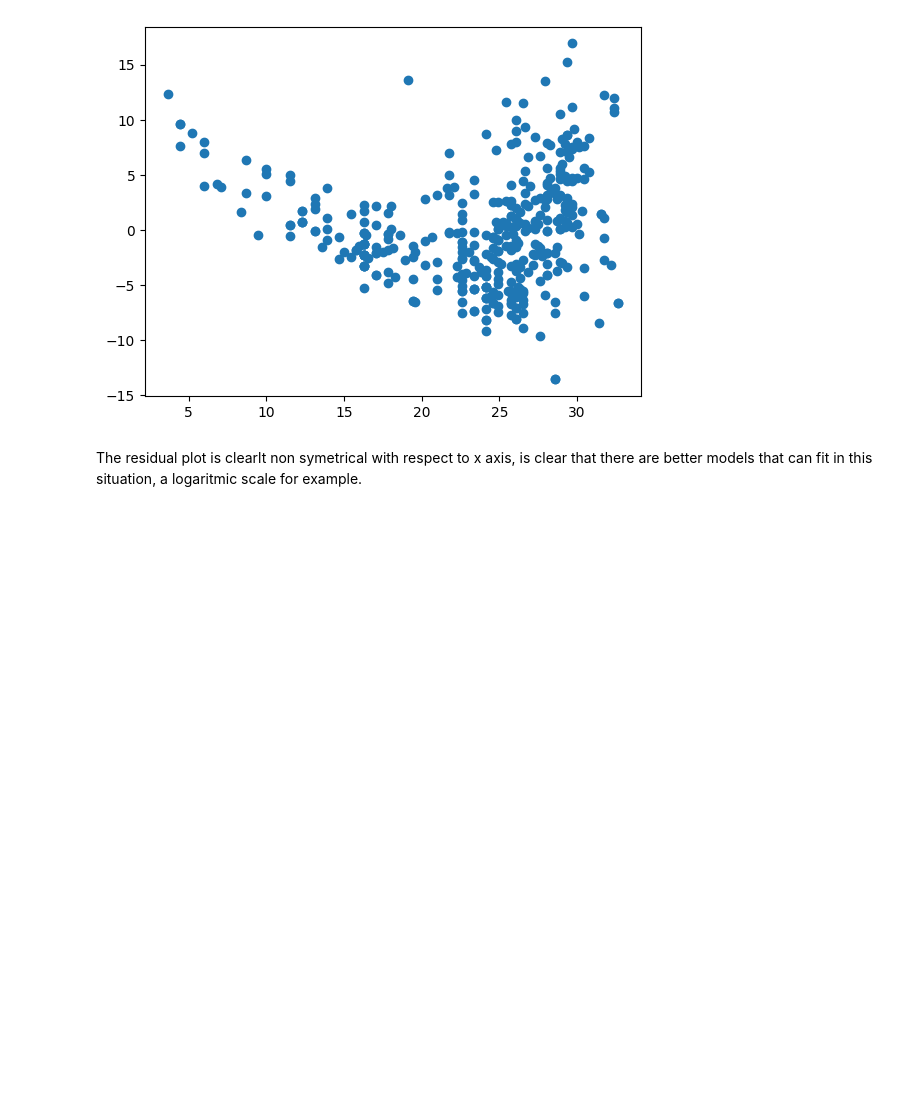
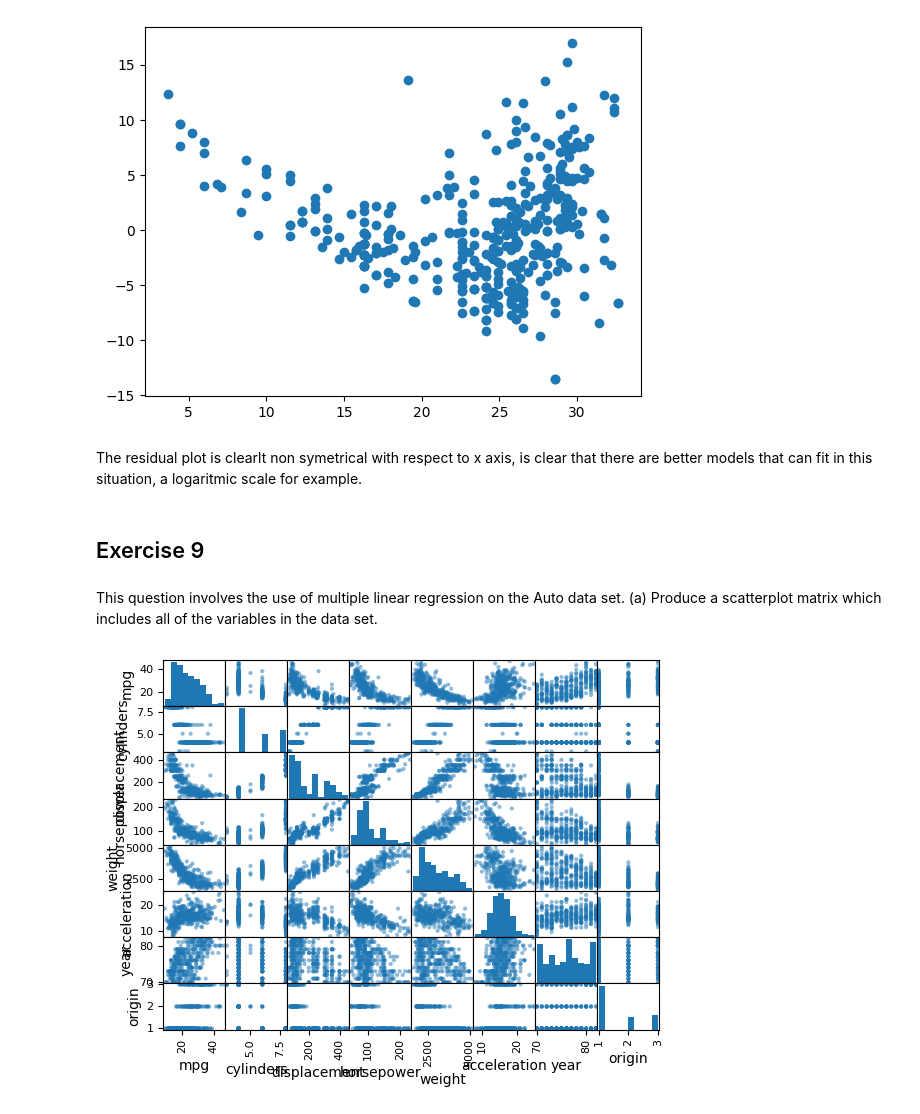
Before and after one commit to hinojosaad/islp, a Jupyter notebook: Chapter3/ch3.ipynb, the cells around one changed output. Cells and saved outputs as stored; diff of their text form; code cells hidden in the pictures; blank space fills up the shorter version.

```diff
--- a/Chapter3/ch3.ipynb
+++ b/Chapter3/ch3.ipynb
@@ -112,3 +114,14 @@ plt.show()
 [figure]
 # %% [markdown]
 The residual plot is clearlt non symetrical with respect to x axis, is clear that there are better models that can fit in this situation, a logaritmic scale for example.
+# %% [markdown]
+## Exercise 9
+# %% [markdown]
+This question involves the use of multiple linear regression on the
+Auto data set.
+(a) Produce a scatterplot matrix which includes all of the variables
+in the data set.
+# %%
+pd.plotting.scatter_matrix(Auto);
+# %% [output]
+[figure, added]
```
Also changed, not shown: parts of 9 cells of this notebook.
